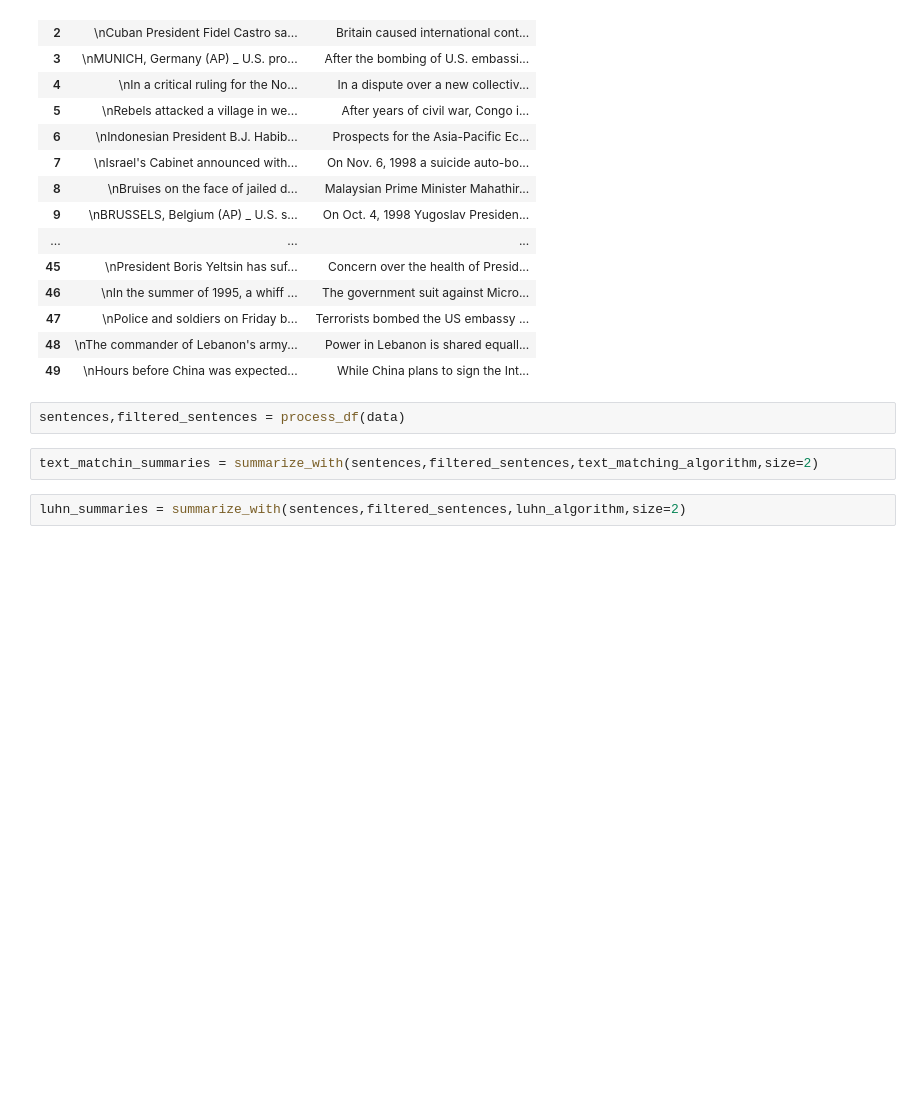
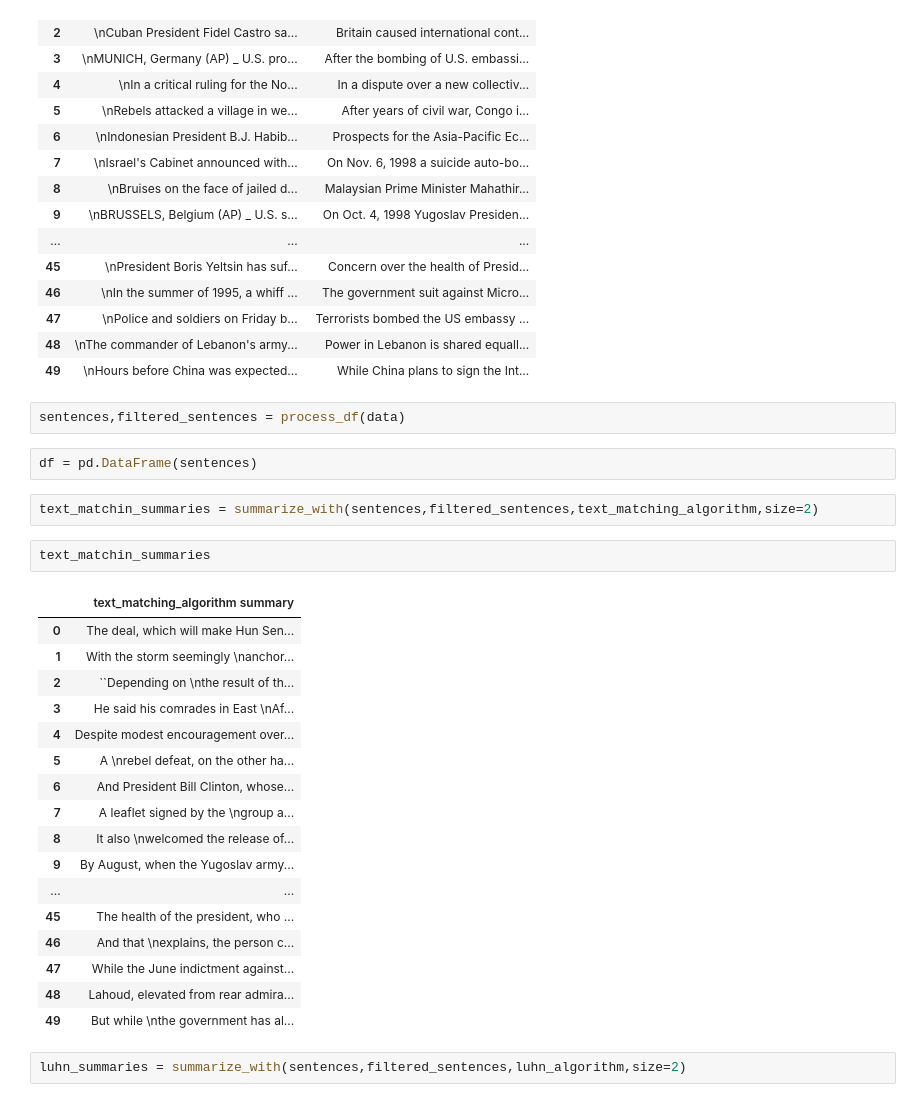
Before and after one commit to ZeyadMashhour/text_summarization, a Jupyter notebook: Testing.ipynb, the cells around one changed output. Cells and saved outputs as stored; diff of their text form; blank space fills up the shorter version.

```diff
--- a/Testing.ipynb
+++ b/Testing.ipynb
@@ -27,8 +27,30 @@ data
 | 49 | \nHours before China was expected... | While China plans to sign the Int... |
 # %%
 sentences,filtered_sentences = process_df(data)
+# %%
+df = pd.DataFrame(sentences)
 # %%
 text_matchin_summaries = summarize_with(sentences,filtered_sentences,text_matching_algorithm,size=2)
+# %%
+text_matchin_summaries
+# %% [output]
+|  | text_matching_algorithm summary |
+| 0 | The deal, which will make Hun Sen... |
+| 1 | With the storm seemingly \nanchor... |
+| 2 | ``Depending on \nthe result of th... |
+| 3 | He said his comrades in East \nAf... |
+| 4 | Despite modest encouragement over... |
+| 5 | A \nrebel defeat, on the other ha... |
+| 6 | And President Bill Clinton, whose... |
+| 7 | A leaflet signed by the \ngroup a... |
+| 8 | It also \nwelcomed the release of... |
+| 9 | By August, when the Yugoslav army... |
+| ... | ... |
+| 45 | The health of the president, who ... |
+| 46 | And that \nexplains, the person c... |
+| 47 | While the June indictment against... |
+| 48 | Lahoud, elevated from rear admira... |
+| 49 | But while \nthe government has al... |
 # %%
 luhn_summaries = summarize_with(sentences,filtered_sentences,luhn_algorithm,size=2)
 # %%
```
Also changed, not shown: parts of 4 cells of this notebook, 5 other files.
